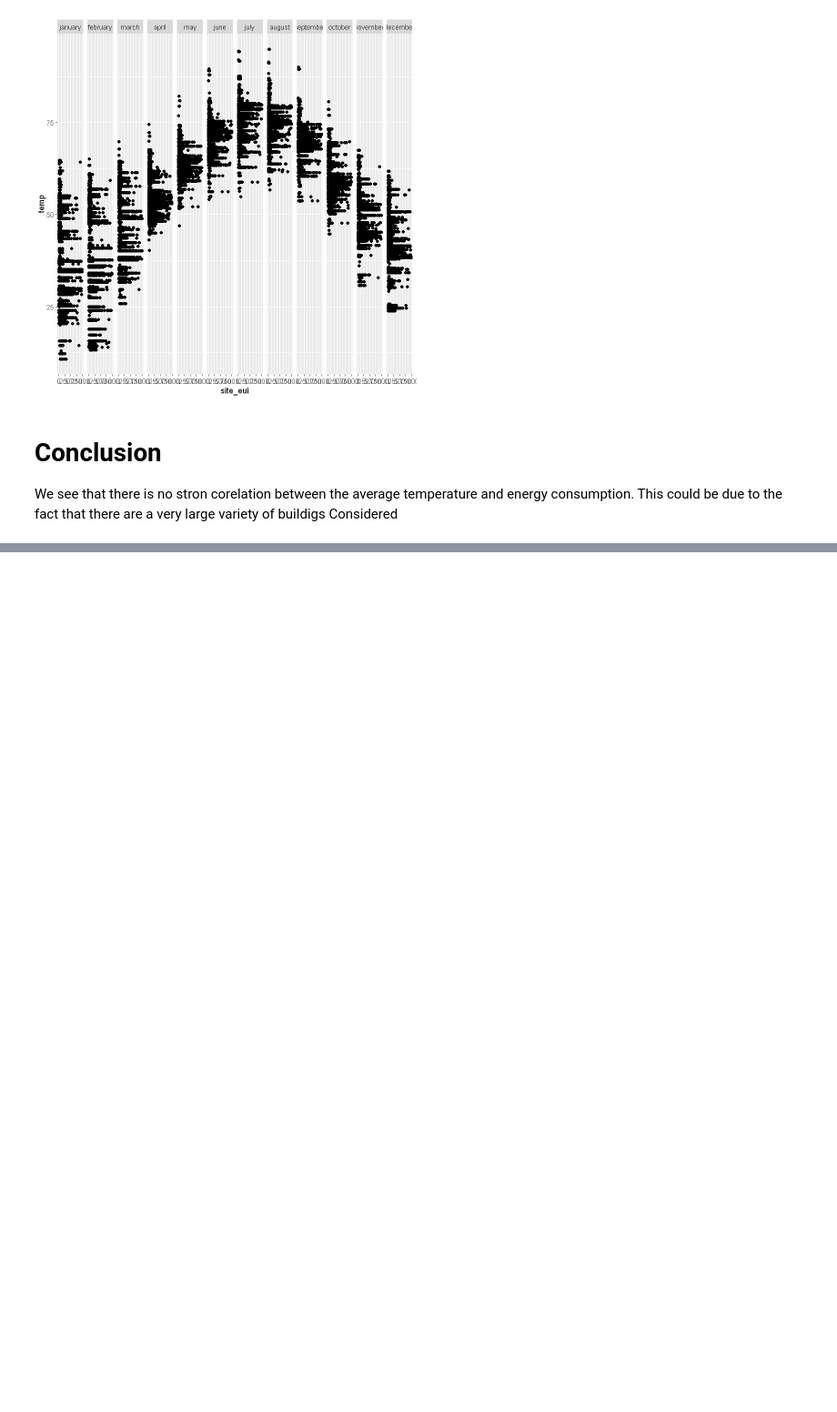
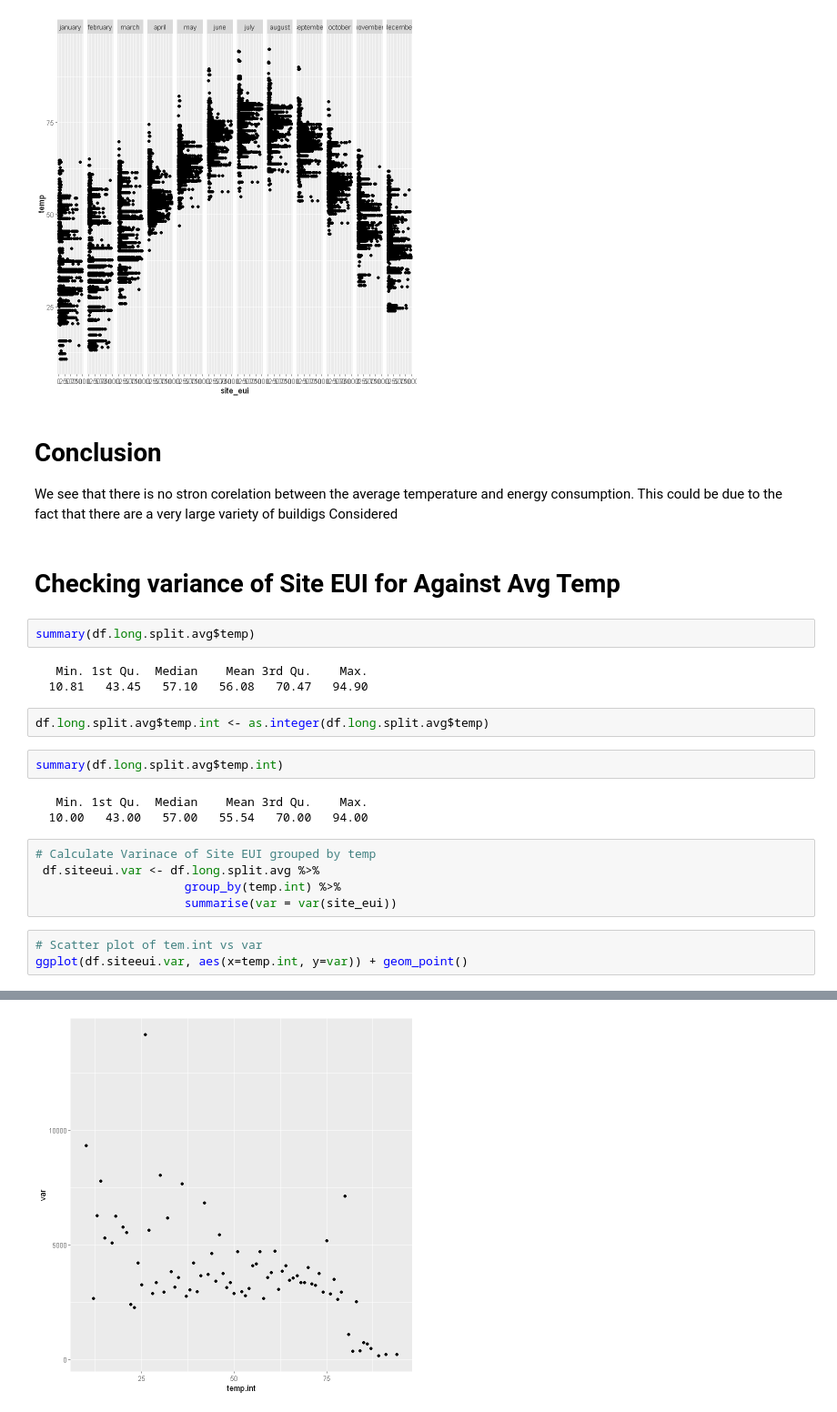
Before and after one commit to OmdenaAI/silicon-valley-chapter-data-science-for-climate-change, a Jupyter notebook: src/tasks/task-2-eda/Basic EDA in R.ipynb, the cells around one changed output, grey strips where cells are left out. Shown at 91% size. Saved outputs shown, nothing was run; the diff lists cells and outputs as text; blank space fills up the shorter version.

```diff
--- a/src/tasks/task-2-eda/Basic EDA in R.ipynb
+++ b/src/tasks/task-2-eda/Basic EDA in R.ipynb
@@ -161,3 +168,26 @@ facet_grid(cols = vars(month_f))
 
 We see that there is no stron corelation between the average temperature and energy consumption.
 This could be due to the fact that there are a very large variety of buildigs Considered
+# %% [markdown]
+# Checking variance of Site EUI for Against Avg Temp
+# %%
+summary(df.long.split.avg$temp)
+# %% [output]
+   Min. 1st Qu.  Median    Mean 3rd Qu.    Max.
+  10.81   43.45   57.10   56.08   70.47   94.90
+# %%
+df.long.split.avg$temp.int <- as.integer(df.long.split.avg$temp)
+# %%
+summary(df.long.split.avg$temp.int)
+# %% [output]
+   Min. 1st Qu.  Median    Mean 3rd Qu.    Max.
+  10.00   43.00   57.00   55.54   70.00   94.00
+# %%
+# Calculate Varinace of Site EUI grouped by temp
+ df.siteeui.var <- df.long.split.avg %>%
+                     group_by(temp.int) %>%
+                     summarise(var = var(site_eui))
+# %%
+# Scatter plot of tem.int vs var
+ggplot(df.siteeui.var, aes(x=temp.int, y=var)) + geom_point()
+# %% [output]
@@ -163,0 +196 @@ This could be due to the fact that there are a very large variety of buildigs Co
+[figure, added]
```
Also changed, not shown: parts of 14 cells of this notebook, 3 other files.
